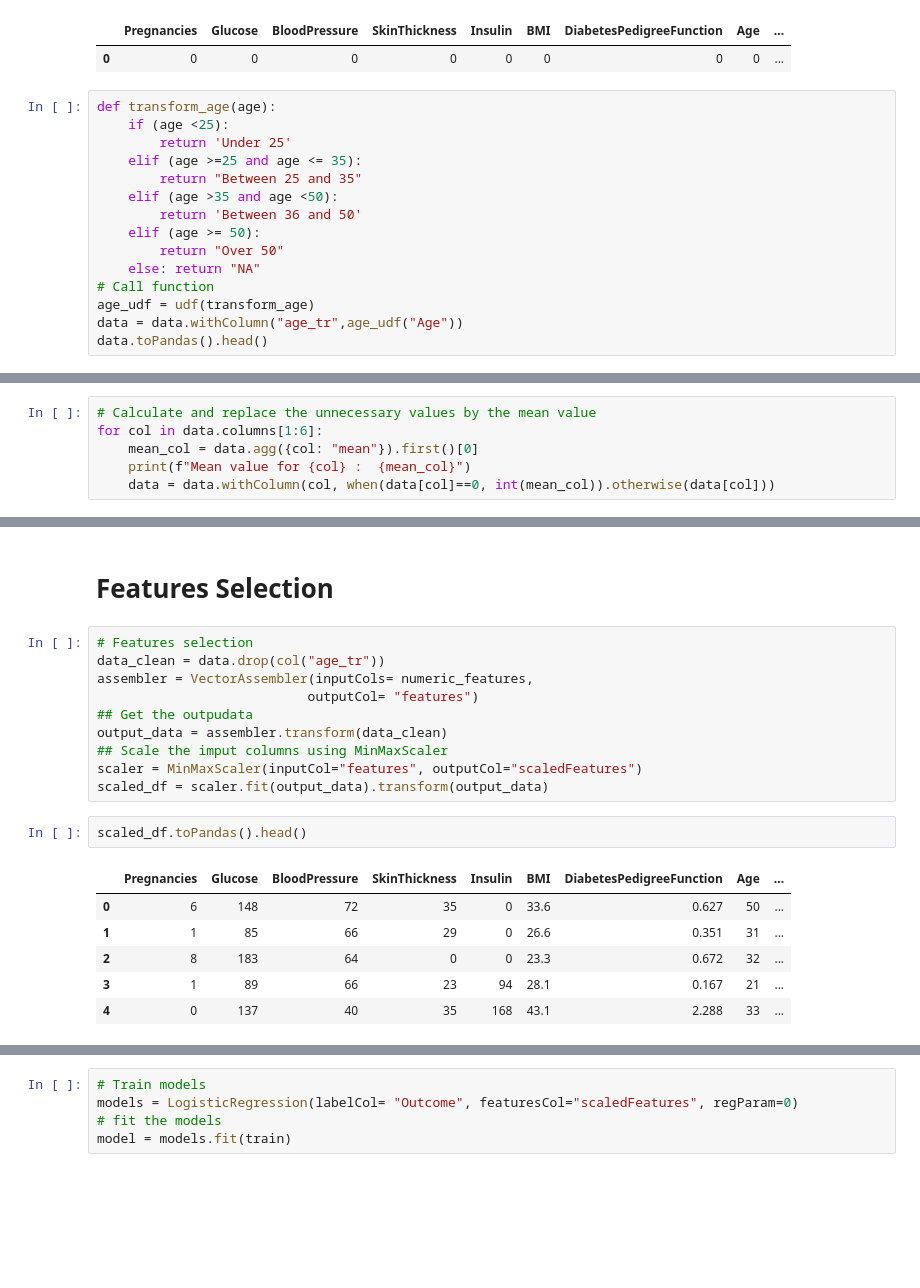
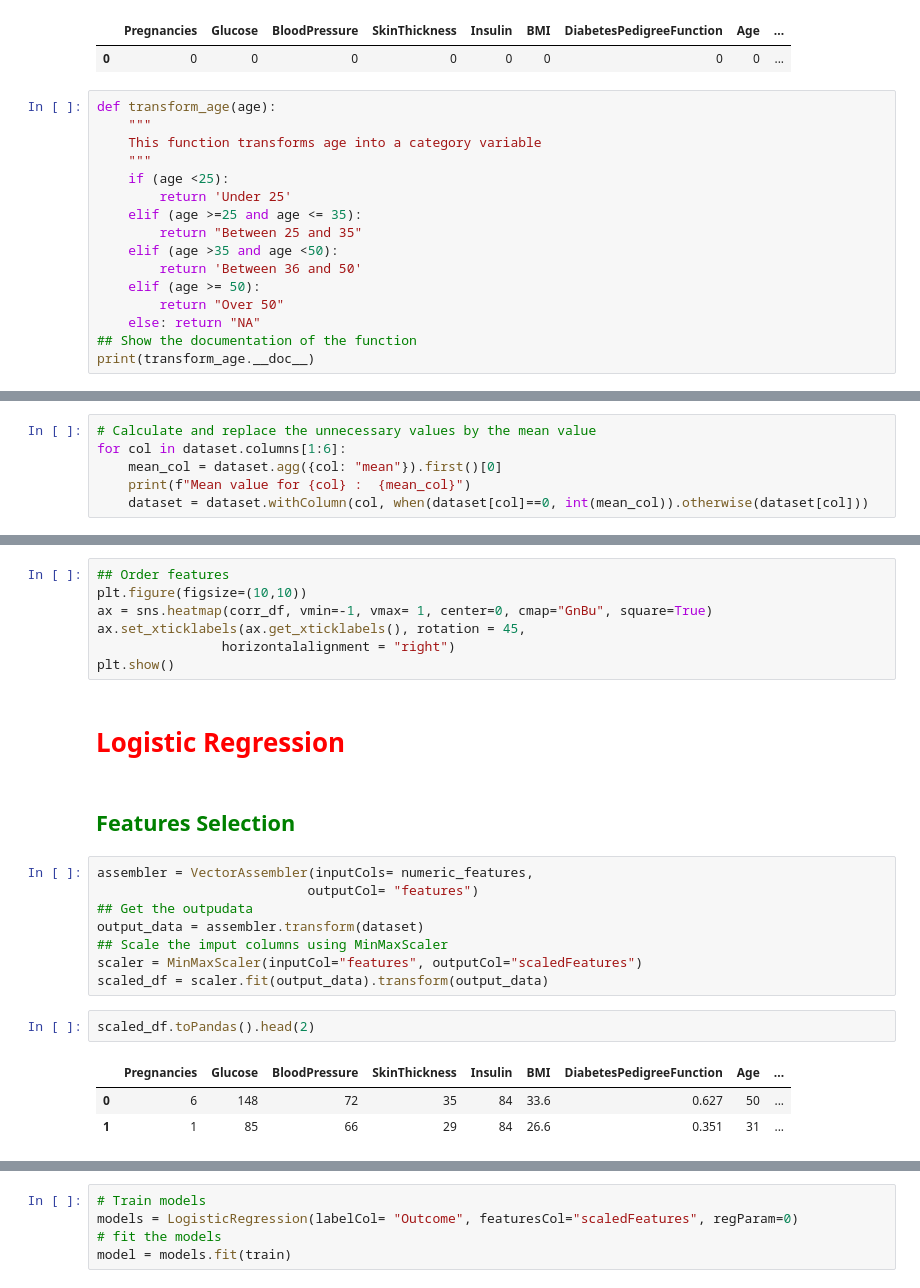
Before and after one commit to Thierno774/Logistic_Regression_with_Spark, a Jupyter notebook: Logistic_Regression_Diabetes.ipynb, the cells around one changed output, grey strips where cells are left out. Drawn from its saved outputs; the diff is of its cells as text; blank space fills up the shorter version.

```diff
--- a/Logistic_Regression_Diabetes.ipynb
+++ b/Logistic_Regression_Diabetes.ipynb
@@ -147,6 +156,9 @@ data.select([count(when(isnan(c),c)).alias(c) for c in data.columns]).toPandas()
 | 0 | 0 | 0 | 0 | 0 | 0 | 0 | 0 | 0 | ... |
 # %%
 def transform_age(age):
+    """
+    This function transforms age into a category variable
+    """
     if (age <25):
         return 'Under 25'
     elif (age >=25 and age <= 35):
@@ -156,8 +168,6 @@ def transform_age(age):
     elif (age >= 50):
         return "Over 50"
     else: return "NA"
-# Call function
-age_udf = udf(transform_age)
-data = data.withColumn("age_tr",age_udf("Age"))
-data.toPandas().head()
+## Show the documentation of the function
+print(transform_age.__doc__)
 # %% [output]
@@ -263,7 +302,7 @@ data.count()- dataset.count()
 # %%
 # Calculate and replace the unnecessary values by the mean value
-for col in data.columns[1:6]:
-    mean_col = data.agg({col: "mean"}).first()[0]
+for col in dataset.columns[1:6]:
+    mean_col = dataset.agg({col: "mean"}).first()[0]
     print(f"Mean value for {col} :  {mean_col}")
-    data = data.withColumn(col, when(data[col]==0, int(mean_col)).otherwise(data[col]))
+    dataset = dataset.withColumn(col, when(dataset[col]==0, int(mean_col)).otherwise(dataset[col]))
 # %% [output]
@@ -345,21 +371,25 @@ plt.show()
+# %%
+## Order features
+plt.figure(figsize=(10,10))
+ax = sns.heatmap(corr_df, vmin=-1, vmax= 1, center=0, cmap="GnBu", square=True)
+ax.set_xticklabels(ax.get_xticklabels(), rotation = 45,
+                horizontalalignment = "right")
+plt.show()
+# %% [markdown]
+<h1 style = "color:red"> Logistic Regression </h1>
 # %% [markdown]
-# Features Selection
+<h2 style = "color:green" >Features Selection</h2>
 # %%
-# Features selection
-data_clean = data.drop(col("age_tr"))
 assembler = VectorAssembler(inputCols= numeric_features,
                            outputCol= "features")
 ## Get the outpudata
-output_data = assembler.transform(data_clean)
+output_data = assembler.transform(dataset)
 ## Scale the imput columns using MinMaxScaler
 scaler = MinMaxScaler(inputCol="features", outputCol="scaledFeatures")
 scaled_df = scaler.fit(output_data).transform(output_data)
 # %%
-scaled_df.toPandas().head()
+scaled_df.toPandas().head(2)
 # %% [output]
 |  | Pregnancies | Glucose | BloodPressure | SkinThickness | Insulin | BMI | DiabetesPedigreeFunction | Age | ... |
-| 0 | 6 | 148 | 72 | 35 | 0 | 33.6 | 0.627 | 50 | ... |
-| 1 | 1 | 85 | 66 | 29 | 0 | 26.6 | 0.351 | 31 | ... |
-| 2 | 8 | 183 | 64 | 0 | 0 | 23.3 | 0.672 | 32 | ... |
-| 3 | 1 | 89 | 66 | 23 | 94 | 28.1 | 0.167 | 21 | ... |
-| 4 | 0 | 137 | 40 | 35 | 168 | 43.1 | 2.288 | 33 | ... |
+| 0 | 6 | 148 | 72 | 35 | 84 | 33.6 | 0.627 | 50 | ... |
+| 1 | 1 | 85 | 66 | 29 | 84 | 26.6 | 0.351 | 31 | ... |
```
Also changed, not shown: parts of 69 cells of this notebook.
